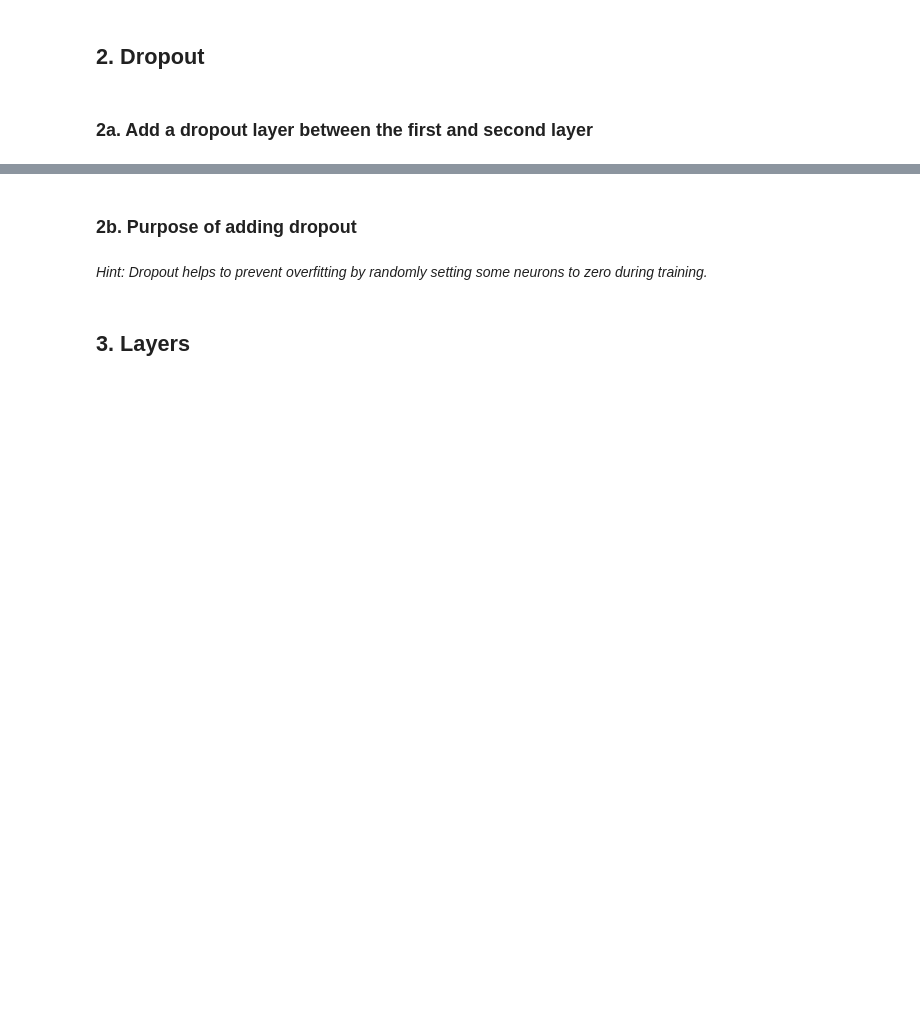
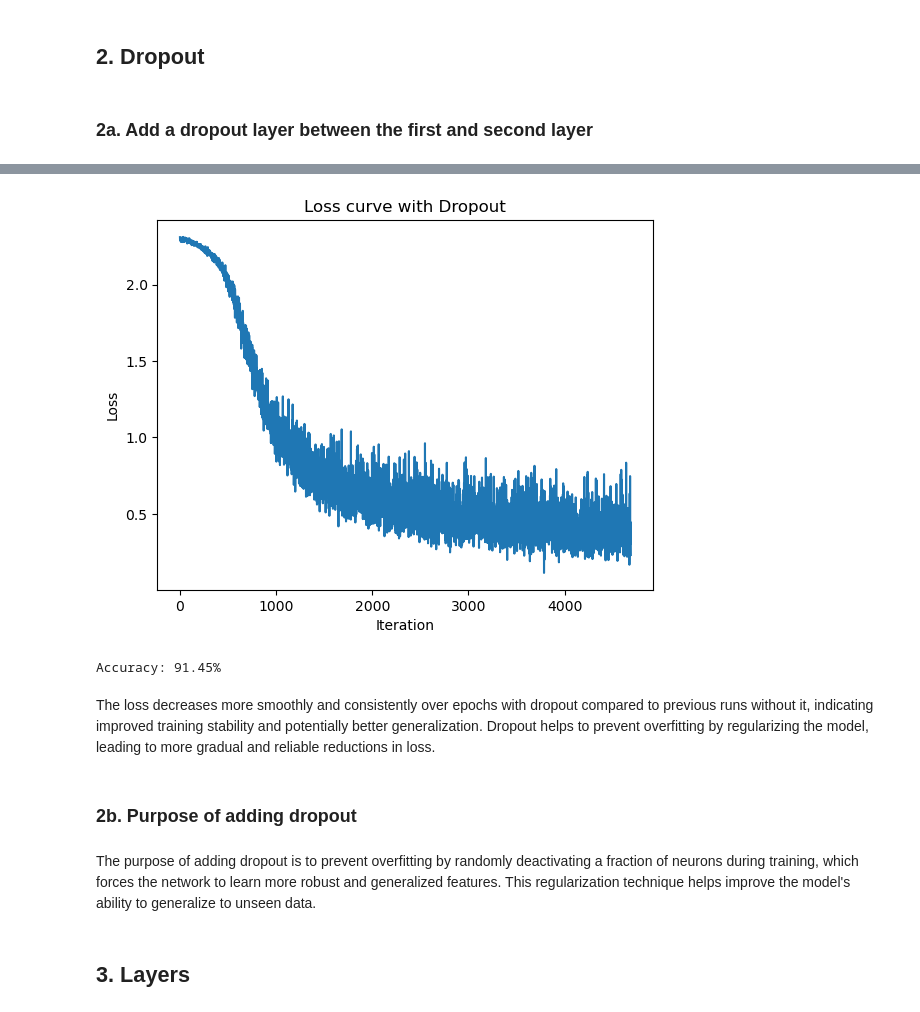
Before and after one commit to malinrud/SDU_group9, a Jupyter notebook: day_4/exercise3.ipynb, the cells around one changed output, grey strips where cells are left out. Cells and saved outputs as stored; diff of their text form; code cells hidden in the pictures; blank space fills up the shorter version.

```diff
--- a/day_4/exercise3.ipynb
+++ b/day_4/exercise3.ipynb
@@ -243,4 +245,5 @@ plt.ylabel('Loss')
 plt.title('Loss curve with Dropout')
 plt.show()
 
-evaluate_model(model)
+evaluate_model(model,False)
+# %% [output]
@@ -247,7 +255,11 @@ evaluate_model(model)
+[figure, added]
+Accuracy: 91.45%
+# %% [markdown]
+The loss decreases more smoothly and consistently over epochs with dropout compared to previous runs without it, indicating improved training stability and potentially better generalization. Dropout helps to prevent overfitting by regularizing the model, leading to more gradual and reliable reductions in loss.
 # %% [markdown]
 ### 2b. Purpose of adding dropout
-# %% [markdown]
-_Hint: Dropout helps to prevent overfitting by randomly setting some neurons to zero during training._
+# %% [markdown]
+The purpose of adding dropout is to prevent overfitting by randomly deactivating a fraction of neurons during training, which forces the network to learn more robust and generalized features. This regularization technique helps improve the model's ability to generalize to unseen data.
 # %% [markdown]
 ## 3. Layers
 # %% [markdown]
```
Also changed, not shown: parts of 18 cells of this notebook, 1 other file.
